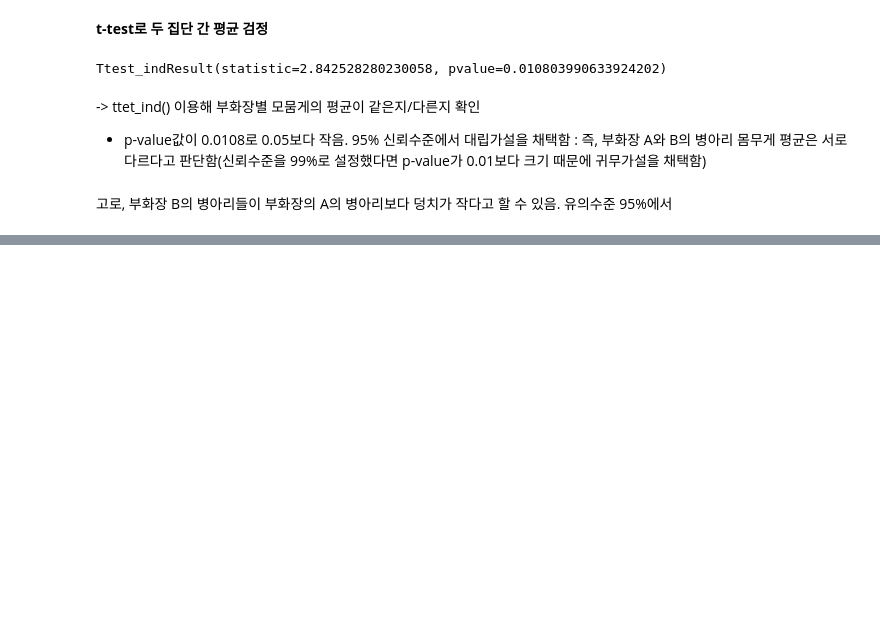
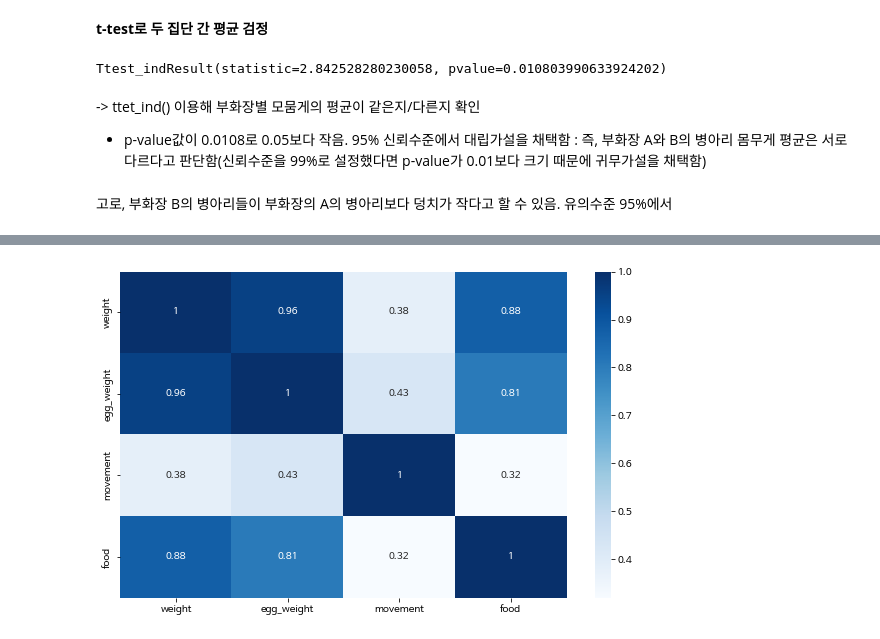
Before and after one commit to heyggun/Data_EDA, a Jupyter notebook: 현장에서_바로_써먹는_데이터_분석_with_파이썬_(1).ipynb, the cells around one changed output, grey strips where cells are left out. Drawn from its saved outputs; the diff is of its cells as text; code cells hidden in the pictures; blank space fills up the shorter version.

```diff
--- a/현장에서_바로_써먹는_데이터_분석_with_파이썬_(1).ipynb
+++ b/현장에서_바로_써먹는_데이터_분석_with_파이썬_(1).ipynb
@@ -461,0 +506,3 @@ Ttest_indResult(statistic=2.842528280230058, pvalue=0.010803990633924202)
+# %%
+w_cor = w_n.corr(method='pearson')
+w_cor
@@ -461,0 +527,7 @@ Ttest_indResult(statistic=2.842528280230058, pvalue=0.010803990633924202)
+# %%
+# 상관행렬도
+plt.figure(figsize=(10,6))
+sns.heatmap(w_cor, annot=True, cmap='Blues')
+plt.show()
+# %% [output]
+[figure, added]
```
Also changed, not shown: parts of 17 cells of this notebook.
